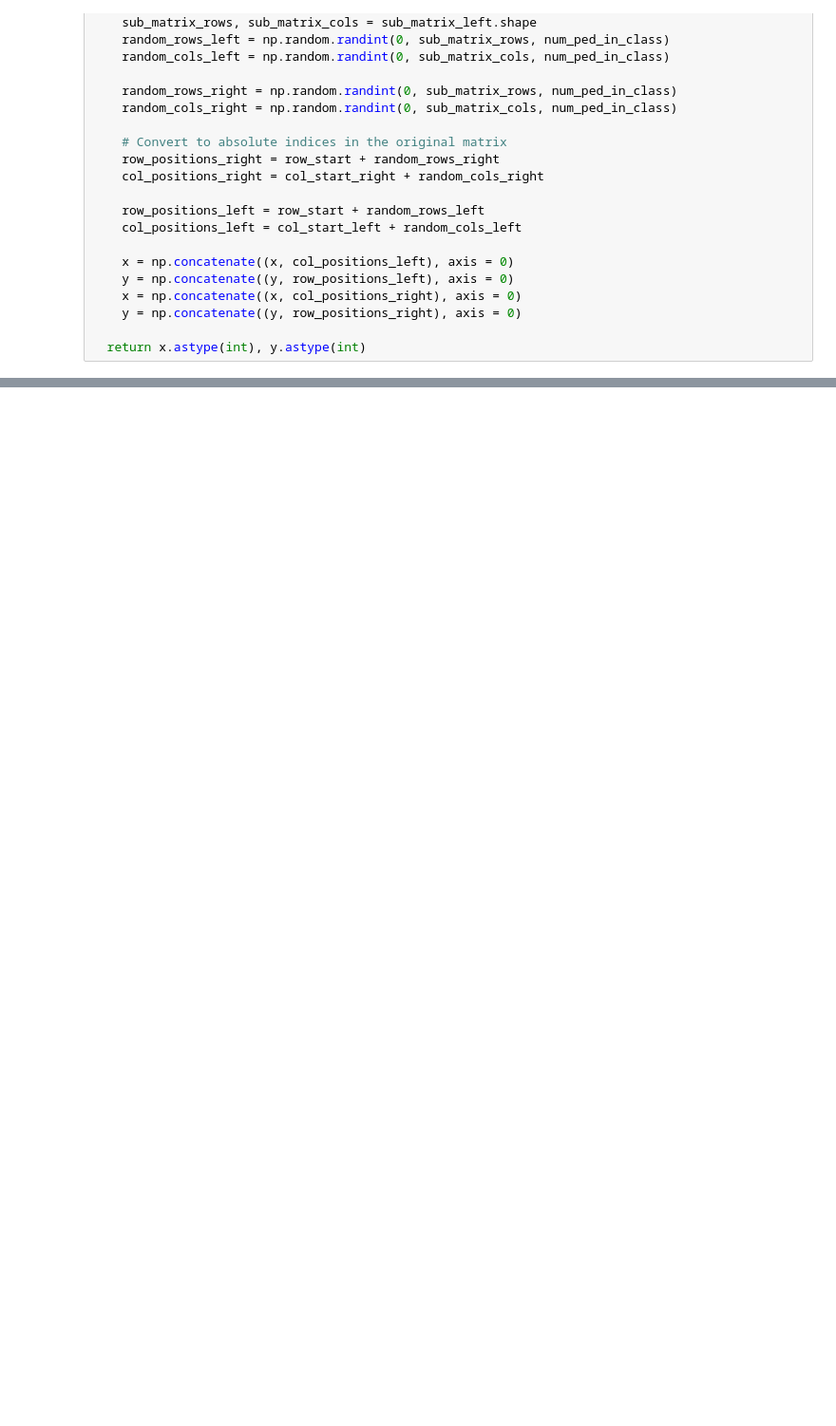
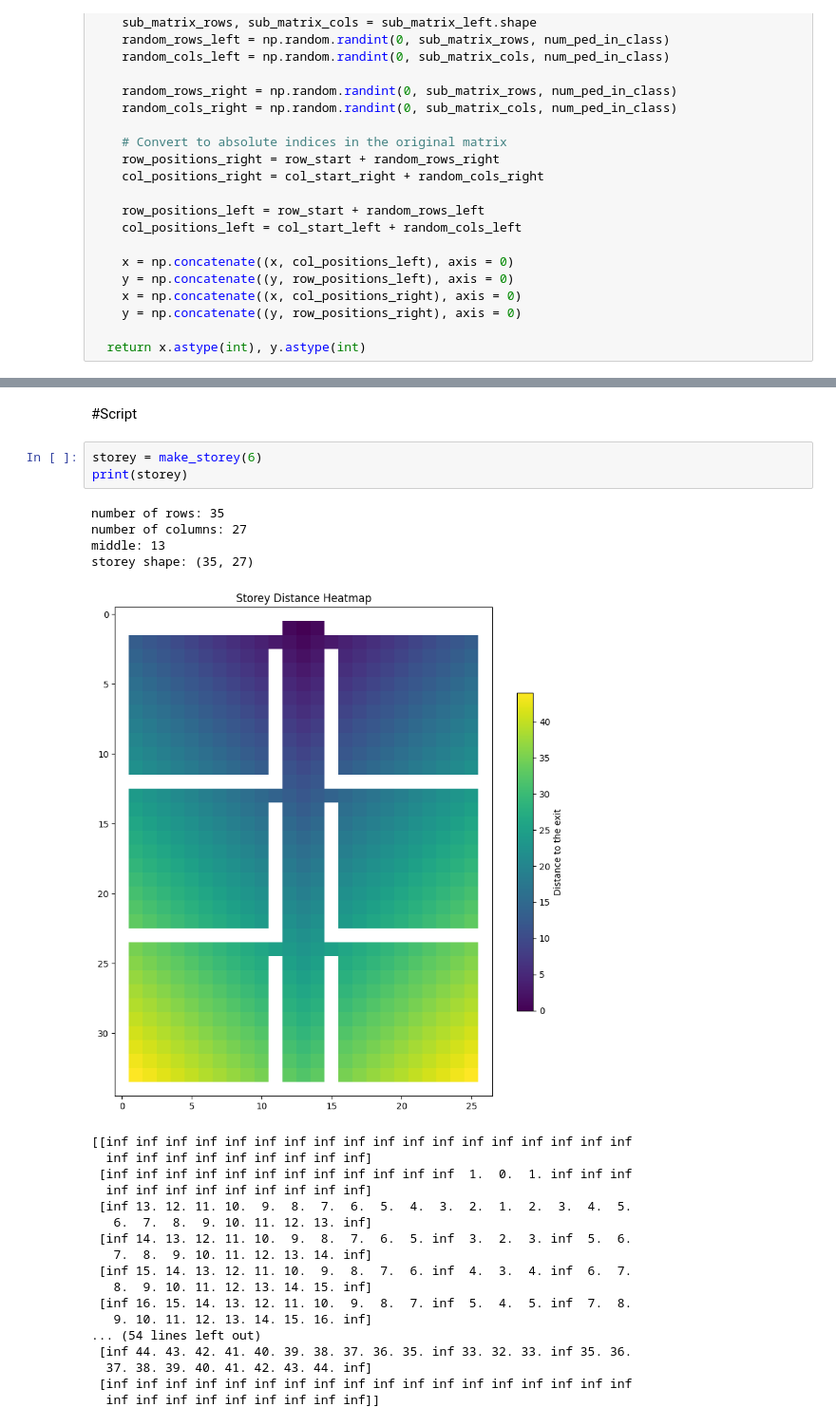
Before and after one commit to matule00/SSI-seminarka-2, a Jupyter notebook: ssi_seminarka_2.ipynb, the cells around one changed output, grey strips where cells are left out. Shown: that part at 95% size. Saved outputs shown, nothing was run; the diff lists cells and outputs as text; blank space fills up the shorter version.

```diff
--- a/ssi_seminarka_2.ipynb
+++ b/ssi_seminarka_2.ipynb
@@ -327,3 +367,31 @@ def generate_ped(num_ped_in_class, storey):
+# %% [markdown]
+#Script
+# %%
+storey = make_storey(6)
+print(storey)
+# %% [output]
+number of rows: 35
+number of columns: 27
+middle: 13
+storey shape: (35, 27)
+[figure, added]
+[[inf inf inf inf inf inf inf inf inf inf inf inf inf inf inf inf inf inf
+  inf inf inf inf inf inf inf inf inf]
+ [inf inf inf inf inf inf inf inf inf inf inf inf  1.  0.  1. inf inf inf
+  inf inf inf inf inf inf inf inf inf]
+ [inf 13. 12. 11. 10.  9.  8.  7.  6.  5.  4.  3.  2.  1.  2.  3.  4.  5.
+   6.  7.  8.  9. 10. 11. 12. 13. inf]
+ [inf 14. 13. 12. 11. 10.  9.  8.  7.  6.  5. inf  3.  2.  3. inf  5.  6.
+   7.  8.  9. 10. 11. 12. 13. 14. inf]
+ [inf 15. 14. 13. 12. 11. 10.  9.  8.  7.  6. inf  4.  3.  4. inf  6.  7.
+   8.  9. 10. 11. 12. 13. 14. 15. inf]
+ [inf 16. 15. 14. 13. 12. 11. 10.  9.  8.  7. inf  5.  4.  5. inf  7.  8.
+   9. 10. 11. 12. 13. 14. 15. 16. inf]
+... (54 lines left out)
+ [inf 44. 43. 42. 41. 40. 39. 38. 37. 36. 35. inf 33. 32. 33. inf 35. 36.
+  37. 38. 39. 40. 41. 42. 43. 44. inf]
+ [inf inf inf inf inf inf inf inf inf inf inf inf inf inf inf inf inf inf
+  inf inf inf inf inf inf inf inf inf]]
 # %%
 x, y = generate_ped(5, storey)
 print(x)
```
Also changed, not shown: parts of 10 cells of this notebook.
